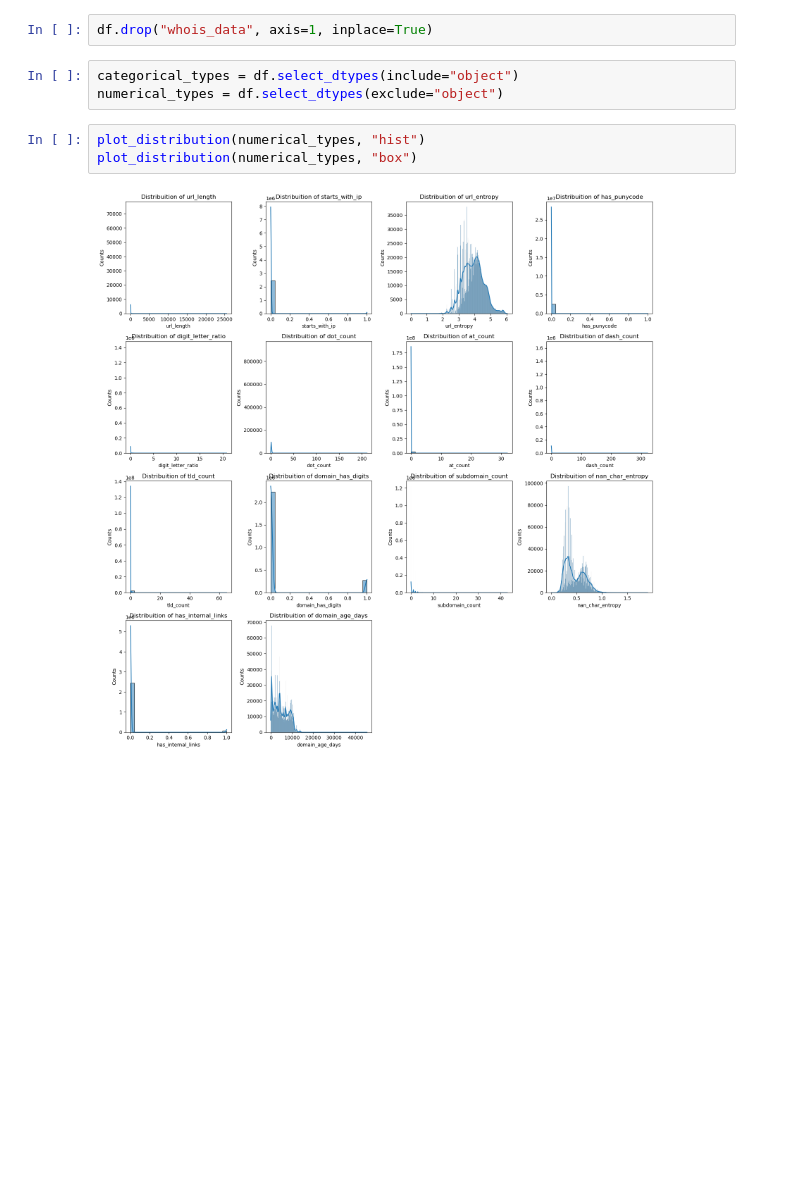
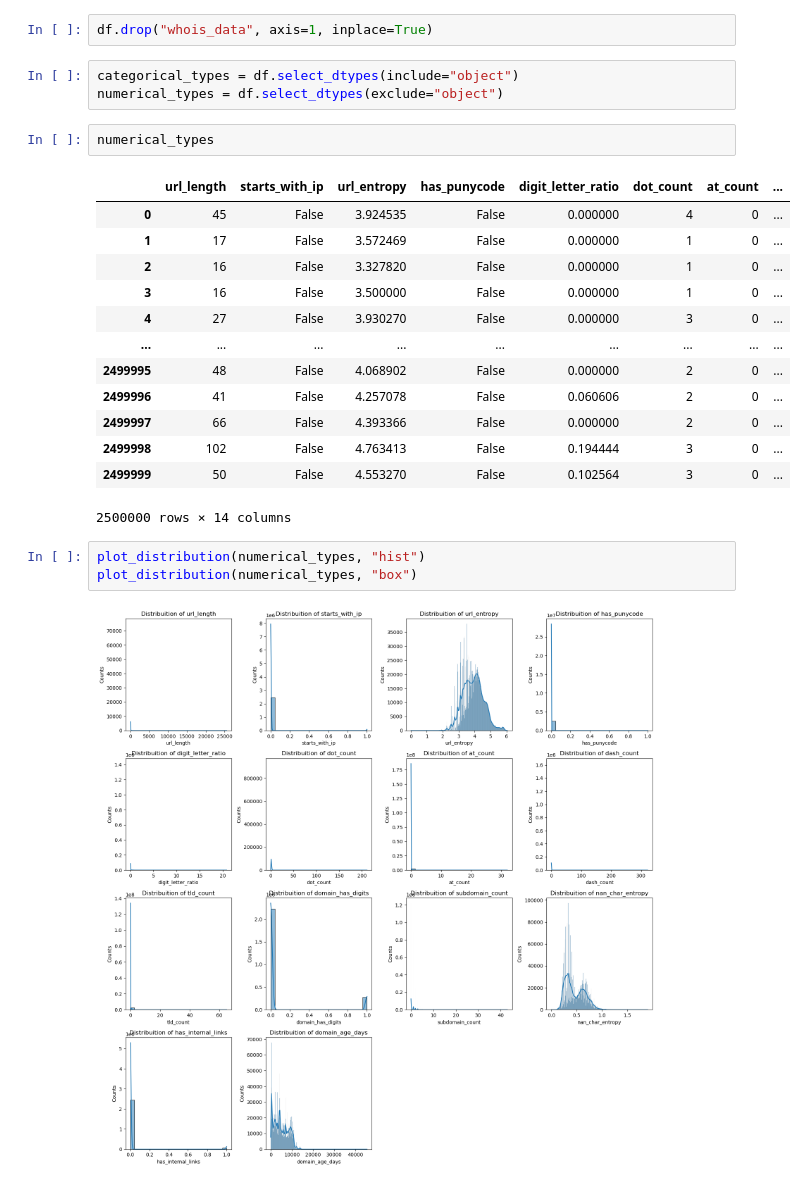
Before and after one commit to MaukanMir/Phishing-Url-Detection-Analysis, a Jupyter notebook: training.ipynb, the cells around one changed output. Cells and saved outputs as stored; diff of their text form; blank space fills up the shorter version.

```diff
--- a/training.ipynb
+++ b/training.ipynb
@@ -188,6 +174,22 @@ df.drop("whois_data", axis=1, inplace=True)
 # %%
 categorical_types = df.select_dtypes(include="object")
 numerical_types = df.select_dtypes(exclude="object")
+# %%
+numerical_types
+# %% [output]
+|  | url_length | starts_with_ip | url_entropy | has_punycode | digit_letter_ratio | dot_count | at_count | ... |
+| 0 | 45 | False | 3.924535 | False | 0.000000 | 4 | 0 | ... |
+| 1 | 17 | False | 3.572469 | False | 0.000000 | 1 | 0 | ... |
+| 2 | 16 | False | 3.327820 | False | 0.000000 | 1 | 0 | ... |
+| 3 | 16 | False | 3.500000 | False | 0.000000 | 1 | 0 | ... |
+| 4 | 27 | False | 3.930270 | False | 0.000000 | 3 | 0 | ... |
+| ... | ... | ... | ... | ... | ... | ... | ... | ... |
+| 2499995 | 48 | False | 4.068902 | False | 0.000000 | 2 | 0 | ... |
+| 2499996 | 41 | False | 4.257078 | False | 0.060606 | 2 | 0 | ... |
+| 2499997 | 66 | False | 4.393366 | False | 0.000000 | 2 | 0 | ... |
+| 2499998 | 102 | False | 4.763413 | False | 0.194444 | 3 | 0 | ... |
+| 2499999 | 50 | False | 4.553270 | False | 0.102564 | 3 | 0 | ... |
+2500000 rows × 14 columns
 # %%
 plot_distribution(numerical_types, "hist")
 plot_distribution(numerical_types, "box")
```
Also changed, not shown: parts of 11 cells of this notebook.
